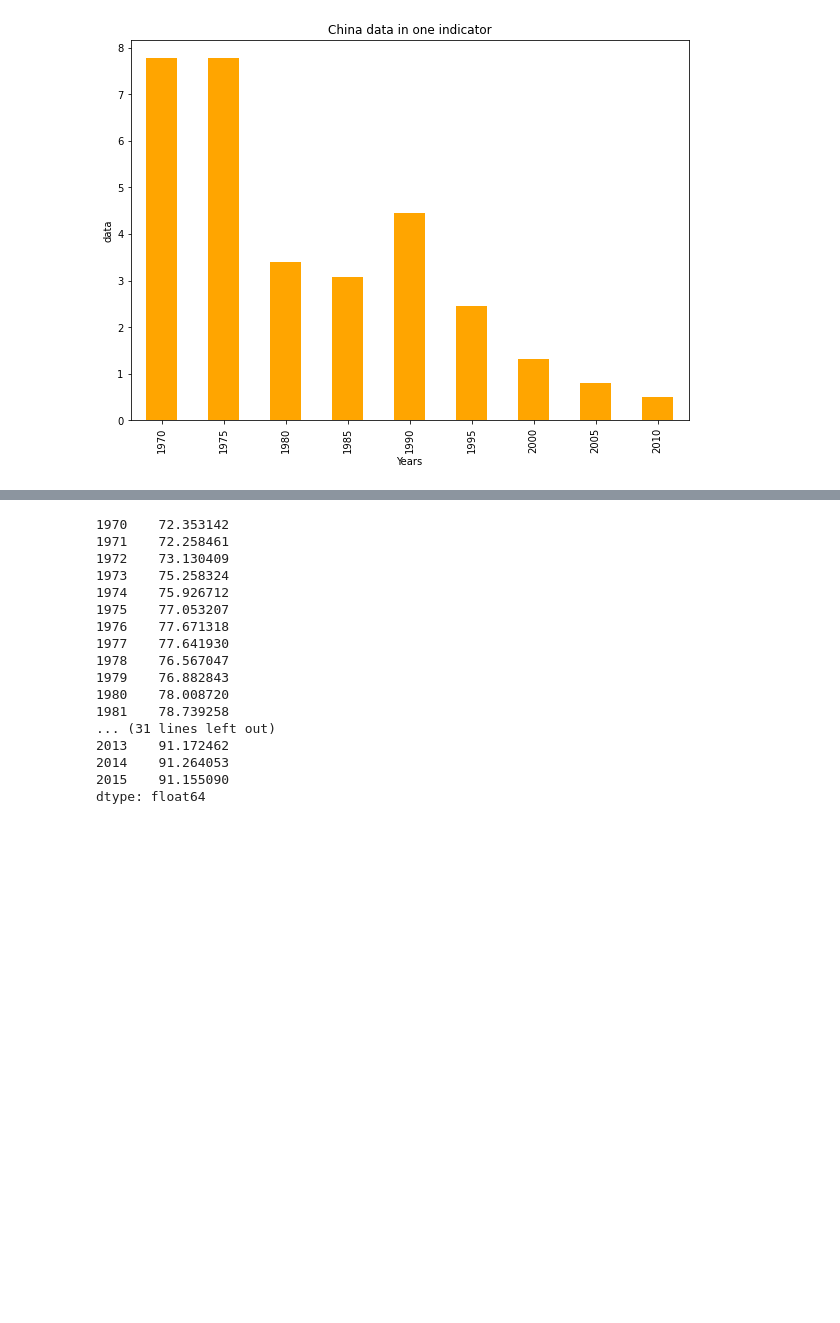
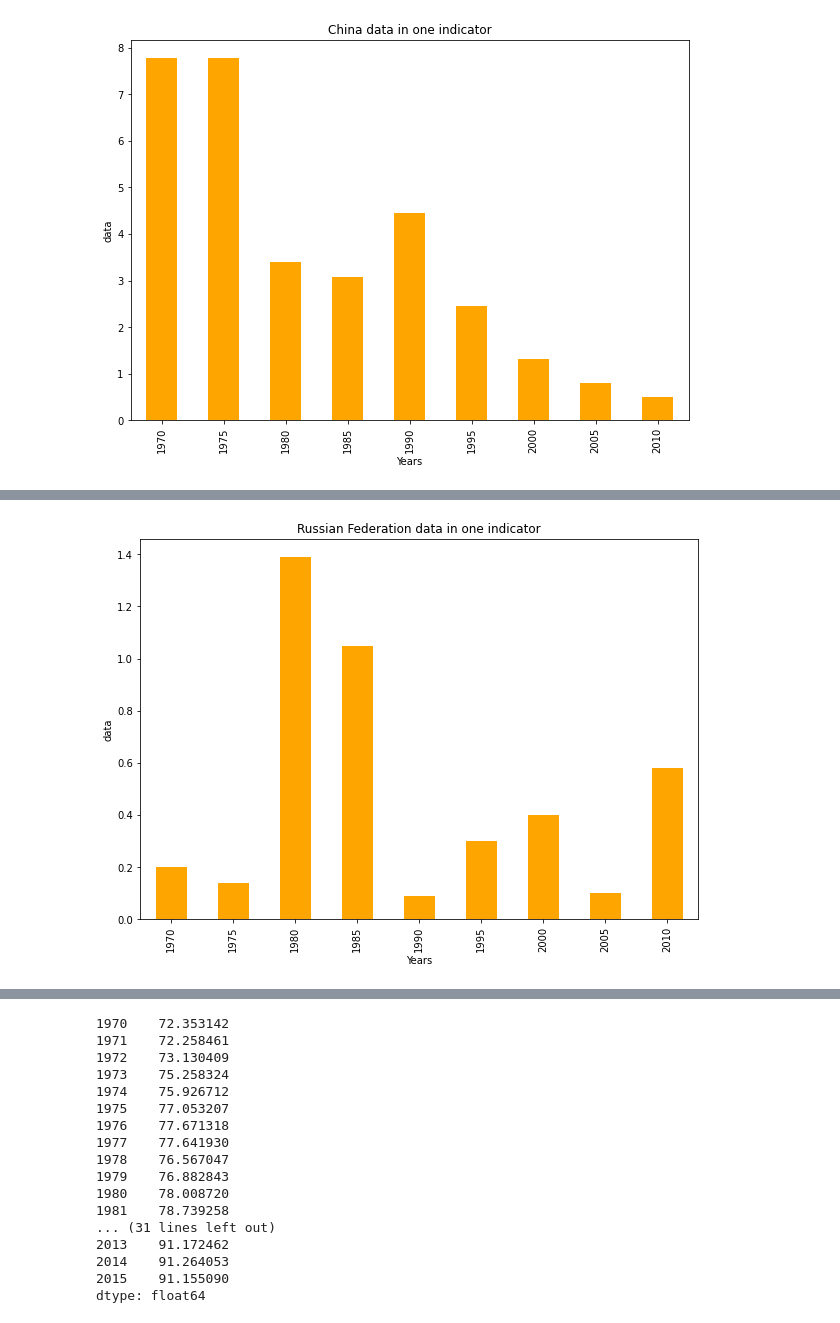
Before and after one commit to Tanjul5/World-Bank-Education-EDA-capston-1, a Jupyter notebook: Copy_of_Capstone_project.ipynb, the cells around one changed output, grey strips where cells are left out. Drawn from its saved outputs; the diff is of its cells as text; code cells hidden in the pictures; blank space fills up the shorter version.

```diff
--- a/Copy_of_Capstone_project.ipynb
+++ b/Copy_of_Capstone_project.ipynb
@@ -450,3 +448,6 @@ plt.ylabel('data')
 plt.show()
 # %% [output]
 [figure]
+# %%
+graph3=Edstats_data_df[(Edstats_data_df['Country Name'] =='Russian Federation' )  & (Edstats_data_df['Indicator Code']== 'BAR.NOED.1519.FE.ZS' )] [[column_list[i] for i in range(len(column_list)) if i >3]].mean().dropna()
+graph3
@@ -452,0 +465,11 @@ plt.show()
+# %%
+dataset1 = graph3
+plt.figure(figsize=(10,7))
+plt.subplot()
+dataset1.plot(kind='bar', color='orange')
+plt.title('Russian Federation data in one indicator')
+plt.xlabel('Years')
+plt.ylabel('data')
+plt.show()
+# %% [output]
+[figure, added]
```
Also changed, not shown: parts of 18 cells of this notebook.
